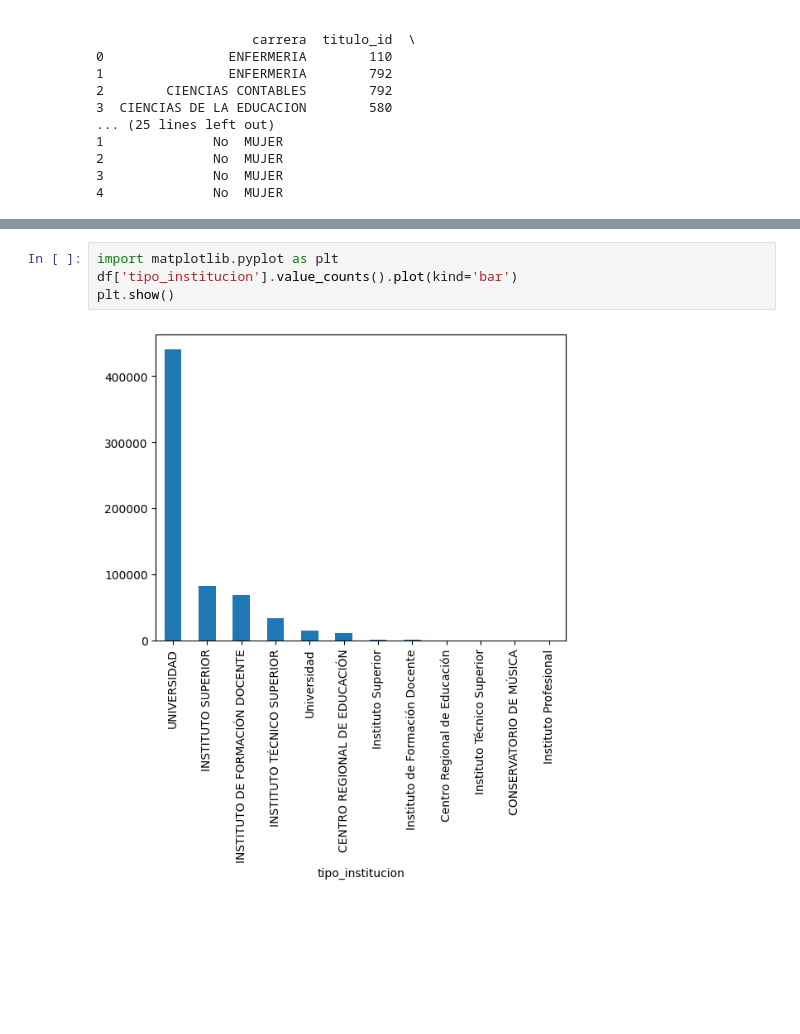
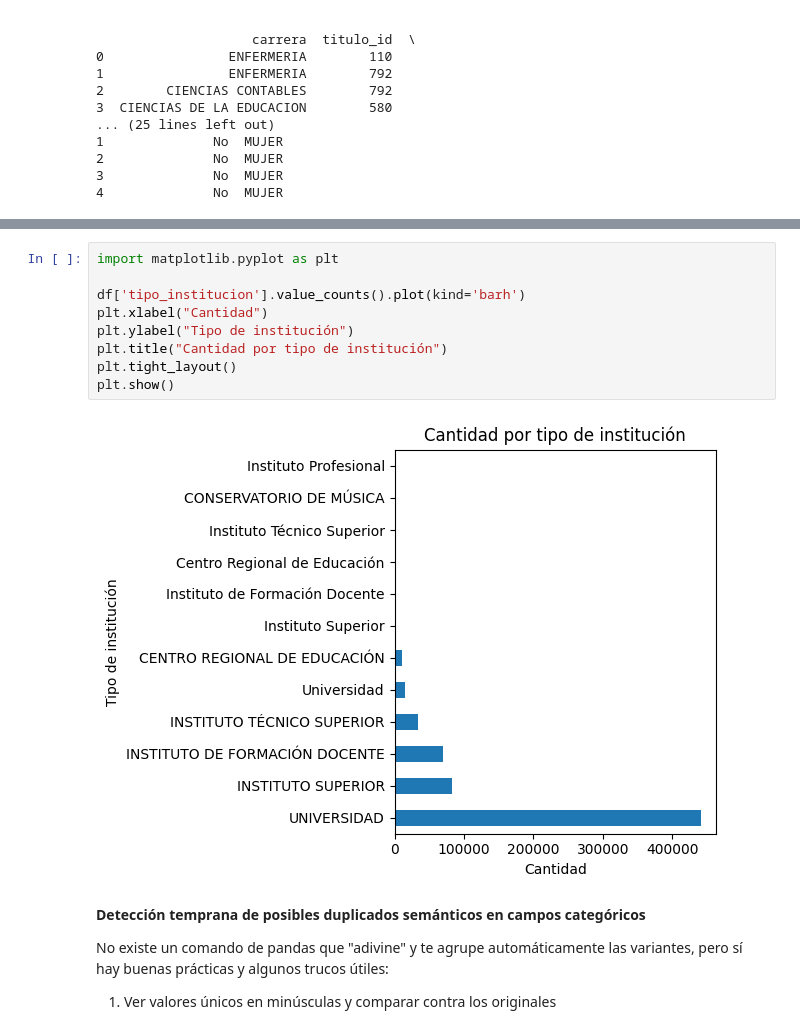
Before and after one commit to hectorpyco/DatosMEC2025, a Jupyter notebook: analisis.ipynb, the cells around one changed output, grey strips where cells are left out. Drawn from its saved outputs; the diff is of its cells as text; blank space fills up the shorter version.

```diff
--- a/analisis.ipynb
+++ b/analisis.ipynb
@@ -65,7 +80,18 @@ sexo                   1163
 dtype: int64
 # %%
 import matplotlib.pyplot as plt
-df['tipo_institucion'].value_counts().plot(kind='bar')
+
+df['tipo_institucion'].value_counts().plot(kind='barh')
+plt.xlabel("Cantidad")
+plt.ylabel("Tipo de institución")
+plt.title("Cantidad por tipo de institución")
+plt.tight_layout()
 plt.show()
 # %% [output]
-[figure, old version]
+[figure, new version]
+# %% [markdown]
+**Detección temprana de posibles duplicados semánticos en campos categóricos**
+
+No existe un comando de pandas que "adivine" y te agrupe automáticamente las variantes, pero sí hay buenas prácticas y algunos trucos útiles:
+
+1. Ver valores únicos en minúsculas y comparar contra los originales
```
Also changed, not shown: parts of 2 cells of this notebook, 1 other file.
